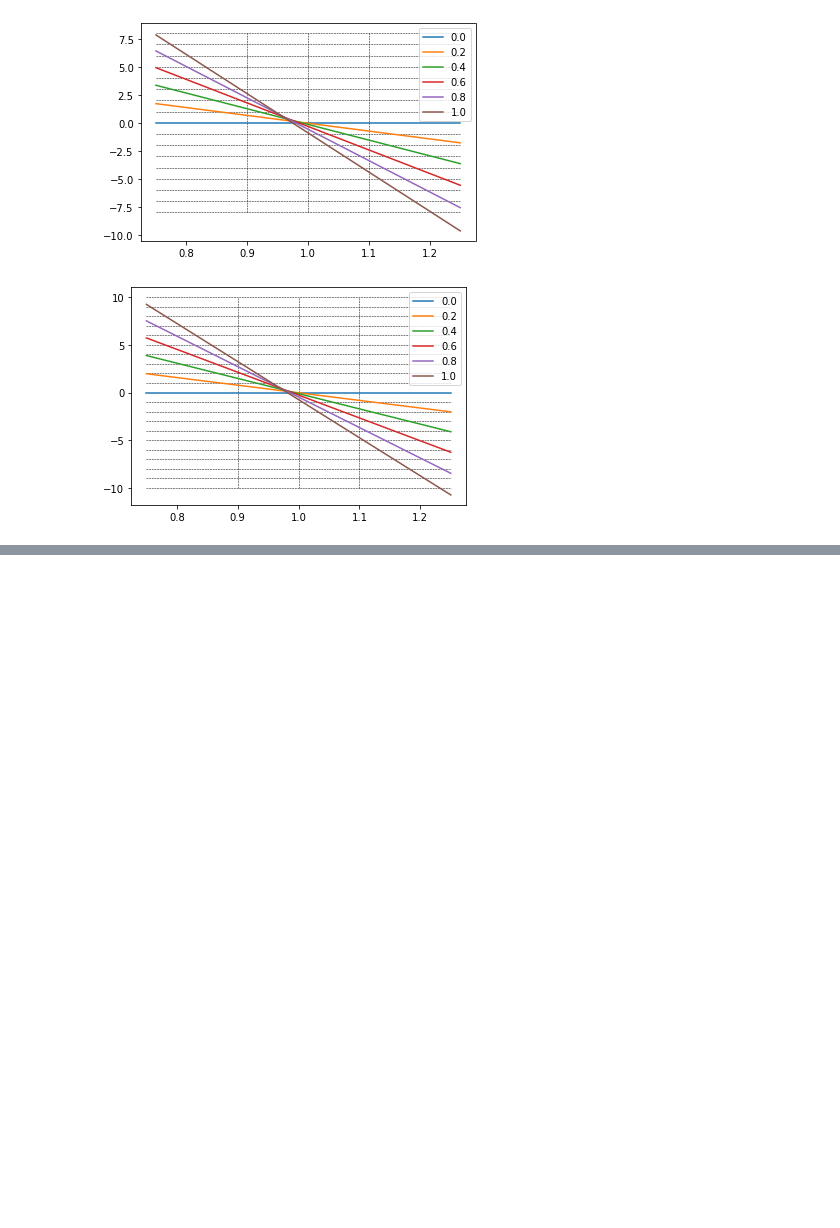
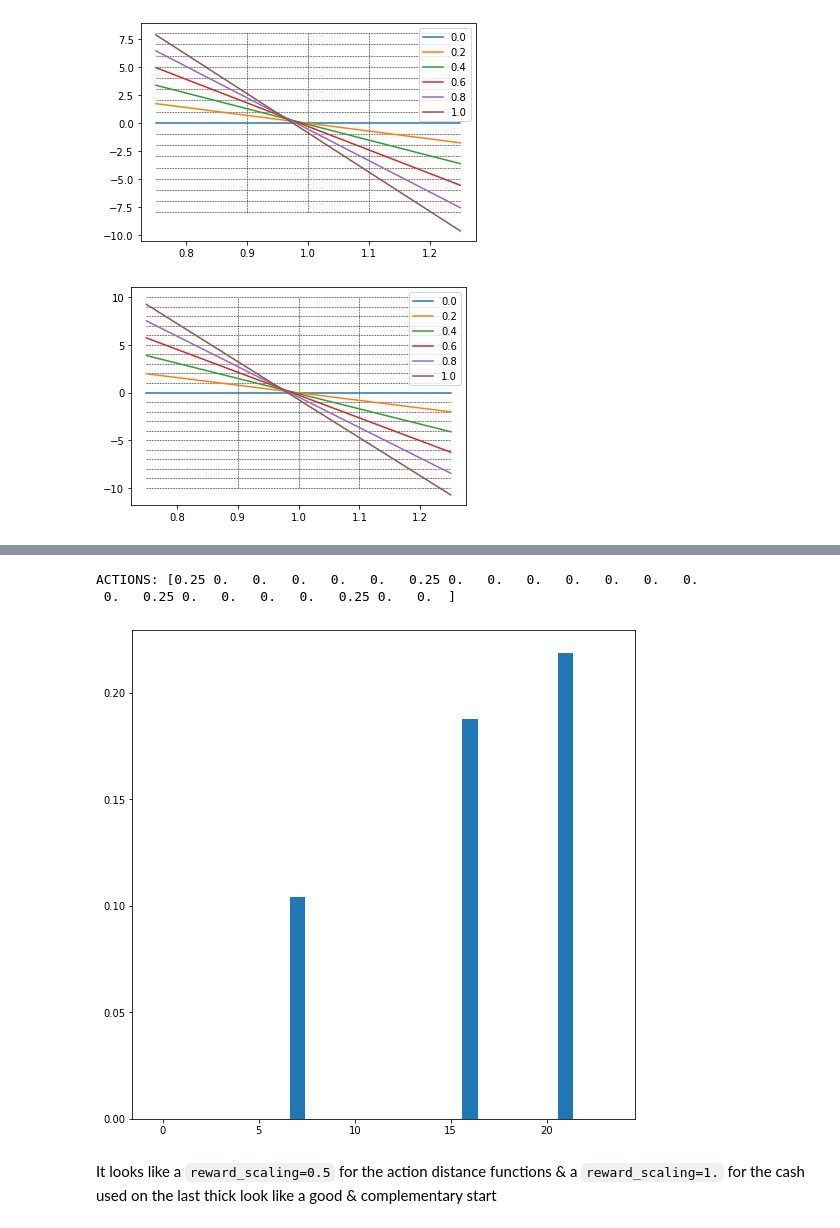
Before and after one commit to iusztinpaul/yacht, a Jupyter notebook: notebooks/opd_reward_functions.ipynb, the cells around one changed output, grey strips where cells are left out. Saved outputs shown, nothing was run; the diff lists cells and outputs as text; code cells hidden in the pictures; blank space fills up the shorter version.

```diff
--- a/notebooks/opd_reward_functions.ipynb
+++ b/notebooks/opd_reward_functions.ipynb
@@ -212,0 +317,8 @@ plot_aggregated(reward_scaling_price=40, reward_scaling_action=0.75, actions=(0.
+# %%
+plot_reward_funcs(ACTIONS[3])
+# %% [output]
+ACTIONS: [0.25 0.   0.   0.   0.   0.   0.25 0.   0.   0.   0.   0.   0.   0.
+ 0.   0.25 0.   0.   0.   0.   0.25 0.   0.  ]
+[figure, added]
+# %% [markdown]
+It looks like a `reward_scaling=0.5` for the action distance functions & a `reward_scaling=1.` for the cash used on the last thick look like a good & complementary start
```
Also changed, not shown: parts of 6 cells of this notebook, 6 other files.
